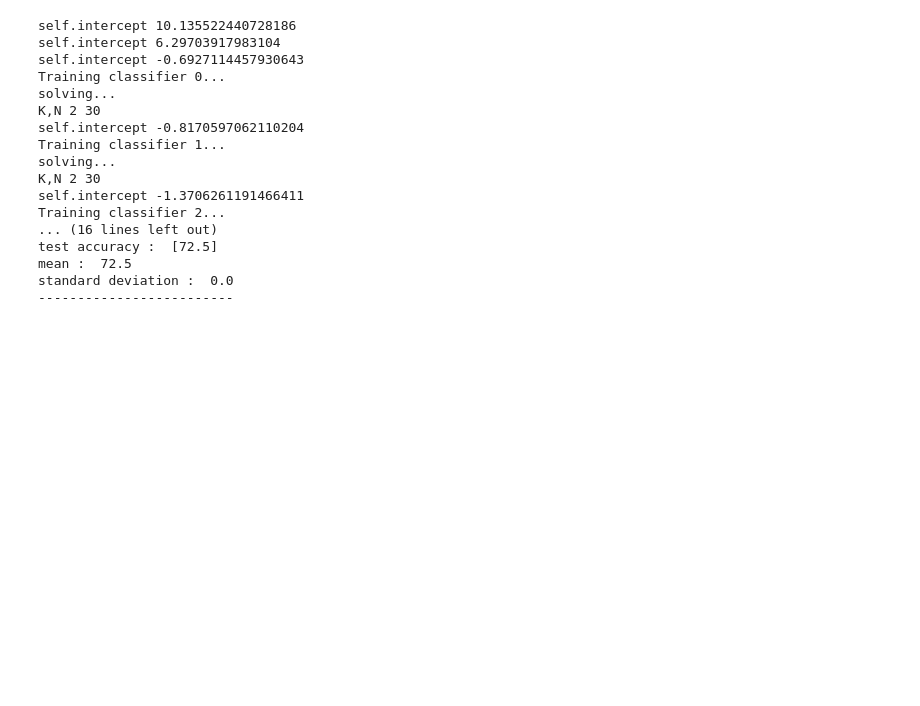
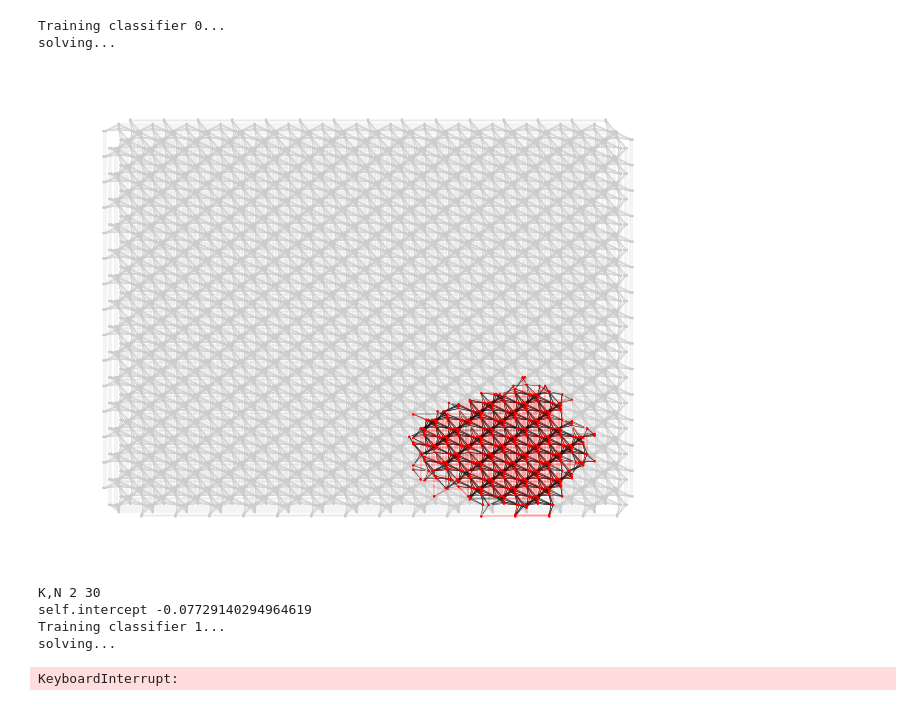
Before and after one commit to Jagaa-1008/quantum_SVM, a Jupyter notebook: iris_classification_sepal.ipynb, the cells around one changed output. Drawn from its saved outputs; the diff is of its cells as text; code cells hidden in the pictures; blank space fills up the shorter version.

```diff
--- a/iris_classification_sepal.ipynb
+++ b/iris_classification_sepal.ipynb
@@ -239,7 +241,7 @@ for i in range(NN):
         "optimizer": "QA",
         "qubo_list" : qubo_list,
         "embeddings" : emb,
-        "vis" : 0
+        "vis" : 1
     }
 
     # Initialize and train the classifier
@@ -275,23 +277,48 @@ print("test accuracy : ", mtqa_test)
 print("mean : ",np.mean(mtqa_test))
 print("standard deviation : ",np.std(mtqa_test))
 print("-------------------------")
-# %% [output]
-self.intercept 10.135522440728186
-self.intercept 6.29703917983104
-self.intercept -0.6927114457930643
-Training classifier 0...
-solving...
-K,N 2 30
-self.intercept -0.8170597062110204
-Training classifier 1...
-solving...
-K,N 2 30
-self.intercept -1.3706261191466411
-Training classifier 2...
-... (16 lines left out)
-test accuracy :  [72.5]
-mean :  72.5
-standard deviation :  0.0
--------------------------
+# %%
+from qsvm import *
+from utils import *
+
+params = {
+    "data": X_train,
+    "label": y_train,
+    "B": 2,
+    "K": 2,
+    "Xi": 1,
+    "gamma": gamma,
+    "C": C,
+    "kernel": "rbf",
+    "optimizer": "QA",
+    "vis" : 1
+}
+
+# Initialize and train the classifier
+qa_OvR = OneVsRestClassifier(class_num=nn, classifier=qSVM, params=params)
+qa_OvR.solve(X_train, y_train)
+
+# Predict
+qa_predict = qa_OvR.predict(X_test)
+qa_t_pred= qa_OvR.predict(X_train)
+
+# Performance analysis
+qa_test = accuracy_score(y_test, qa_predict)*100
+qa_train = accuracy_score(y_train, qa_t_pred)*100
+
+print("-------------------------")
+print("QA")
+print("train accuracy : ", qa_train)
+print("test accuracy : ", qa_test)
+print("-------------------------")
+# %% [output]
+Training classifier 0...
+solving...
+[figure, added]
+K,N 2 30
+self.intercept -0.07729140294964619
+Training classifier 1...
+solving...
+KeyboardInterrupt:
 # %%
 # dataset_name = "Blob4"
```
Also changed, not shown: parts of 5 cells of this notebook, 7 other files.
